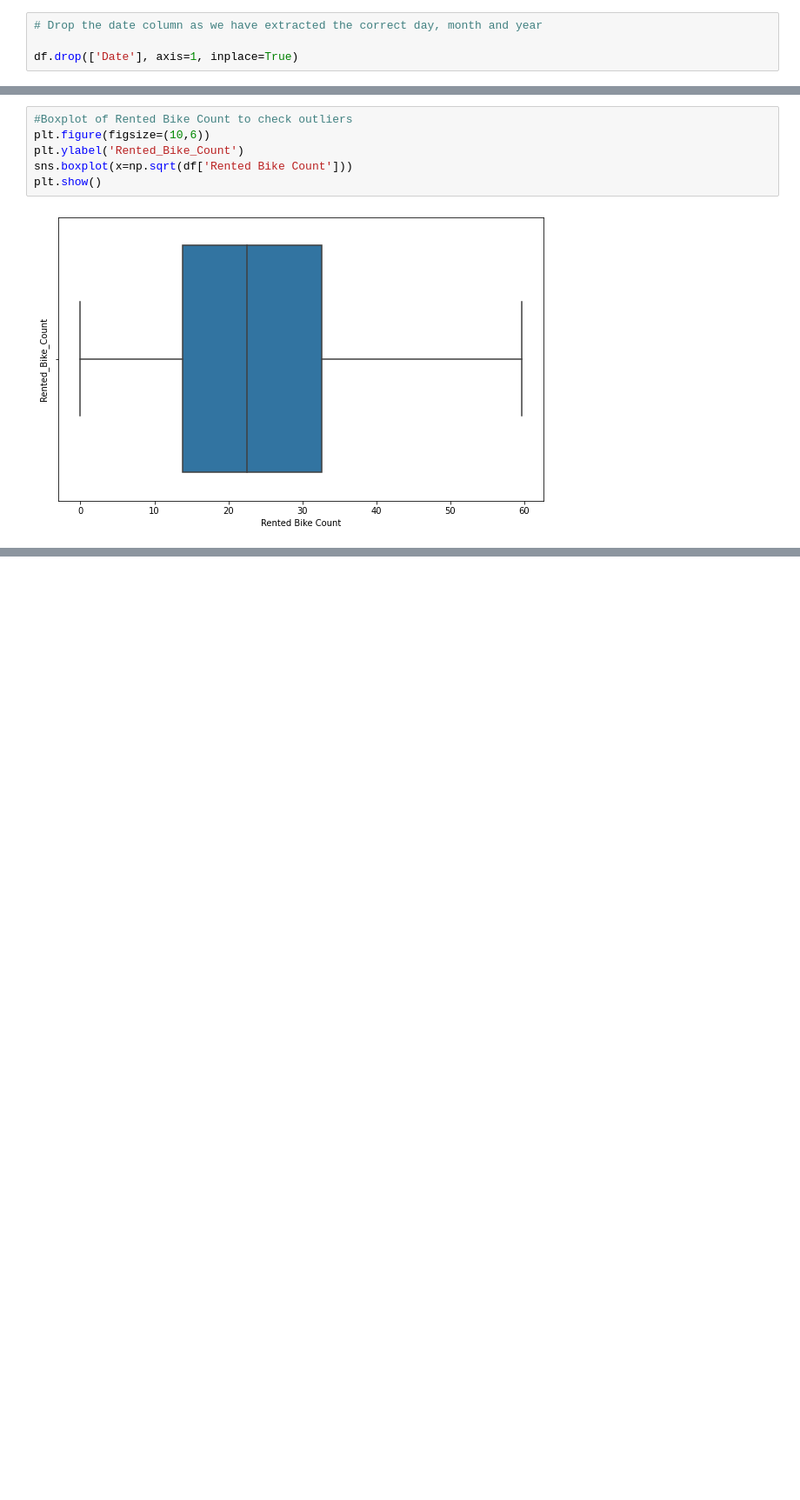
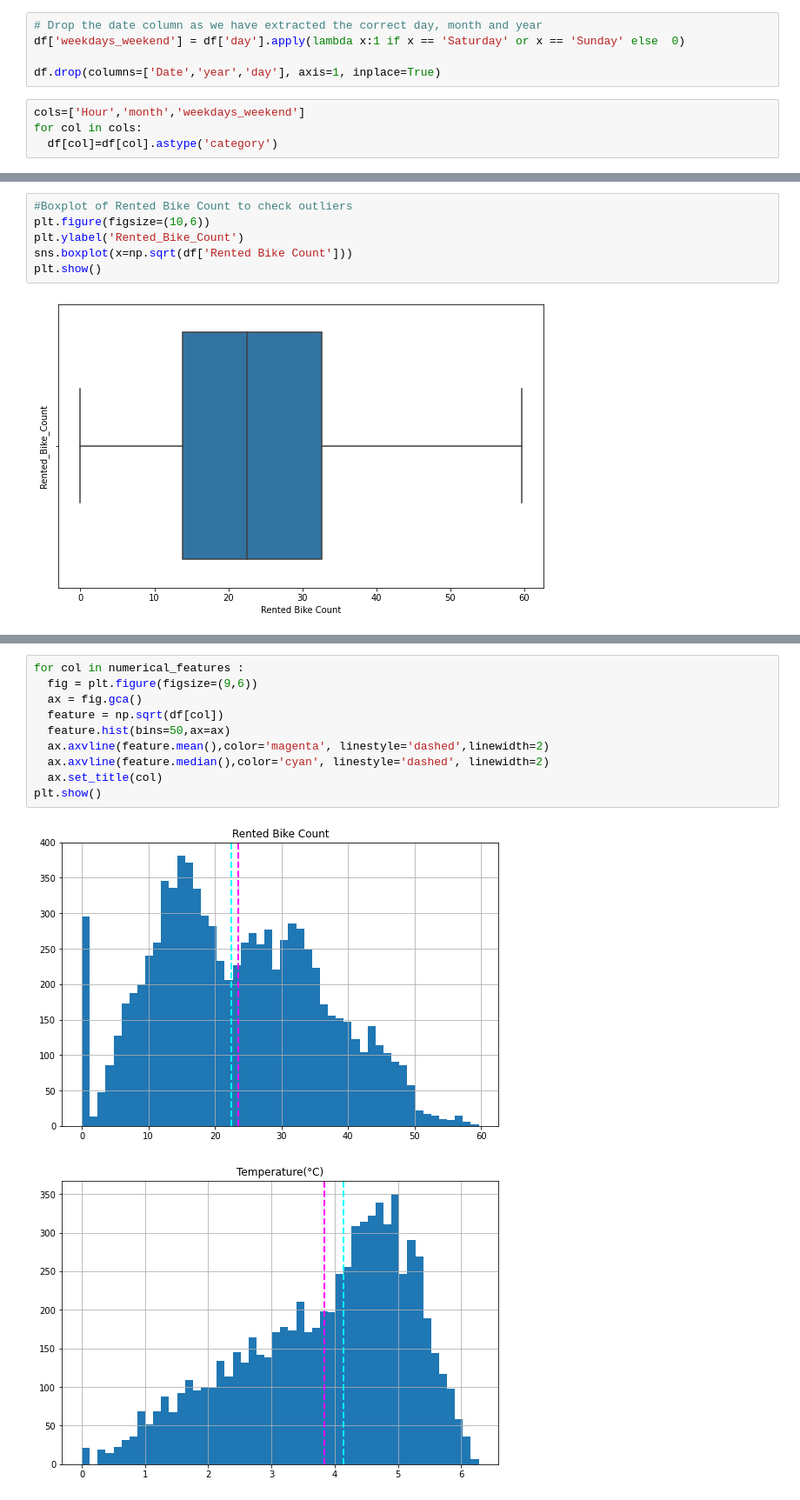
Before and after one commit to Pawan-kumar-Singh/Bike_Demand_Prediction, a Jupyter notebook: Bike_Sharing_Demand_Prediction_Capstone_Project.ipynb, the cells around one changed output, grey strips where cells are left out. Shown at 87% size. Cells and saved outputs as stored; diff of their text form; blank space fills up the shorter version.

```diff
--- a/Bike_Sharing_Demand_Prediction_Capstone_Project.ipynb
+++ b/Bike_Sharing_Demand_Prediction_Capstone_Project.ipynb
@@ -179,5 +186,10 @@ df.head()
 | 4 | 2017-12-01 | 78 | 4 | -6.0 | 36 | 2.3 | 2000 | ... |
 # %%
 # Drop the date column as we have extracted the correct day, month and year
+df['weekdays_weekend'] = df['day'].apply(lambda x:1 if x == 'Saturday' or x == 'Sunday' else  0)
 
-df.drop(['Date'], axis=1, inplace=True)
+df.drop(columns=['Date','year','day'], axis=1, inplace=True)
+# %%
+cols=['Hour','month','weekdays_weekend']
+for col in cols:
+  df[col]=df[col].astype('category')
@@ -259,0 +280,13 @@ plt.show()
+# %%
+for col in numerical_features :
+  fig = plt.figure(figsize=(9,6))
+  ax = fig.gca()
+  feature = np.sqrt(df[col])
+  feature.hist(bins=50,ax=ax)
+  ax.axvline(feature.mean(),color='magenta', linestyle='dashed',linewidth=2)
+  ax.axvline(feature.median(),color='cyan', linestyle='dashed', linewidth=2)
+  ax.set_title(col)
+plt.show()
+# %% [output]
+[figure, added]
+[figure, added]
```
Also changed, not shown: parts of 18 cells of this notebook.
